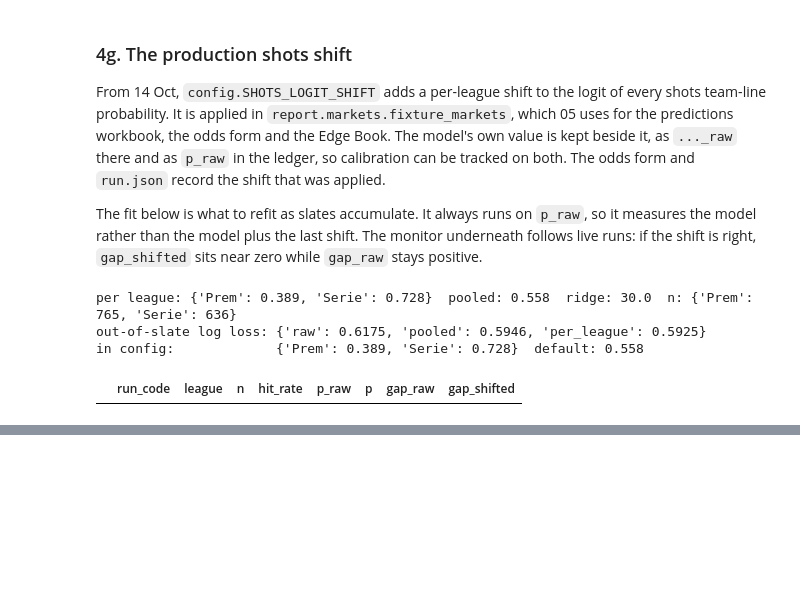
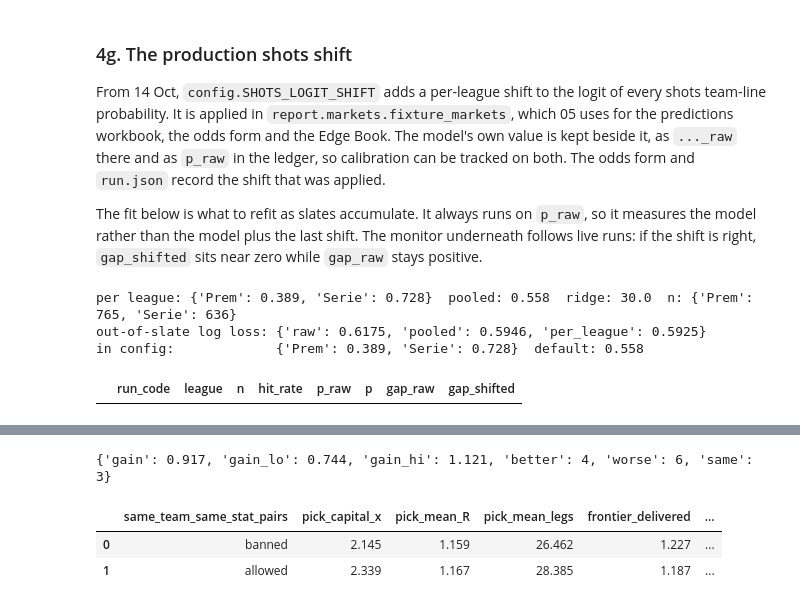
Before and after one commit to PKnott/proposition-portfolio, a Jupyter notebook: Notebooks/07_Analysis.ipynb, the cells around one changed output, grey strips where cells are left out. Cells and saved outputs as stored; diff of their text form; code cells hidden in the pictures; blank space fills up the shorter version.

```diff
--- a/Notebooks/07_Analysis.ipynb
+++ b/Notebooks/07_Analysis.ipynb
@@ -470,0 +375,10 @@ Based on 7,872 graded propositions from 237 matches and 14 slates (R006–R022,
+# %%
+prr = st.pair_rule_backtest(cache=ANALYSIS_REPORTS / "pair_rule_replay.parquet")
+prs = st.pair_rule_summary(prr)
+print({k: round(v, 3) if isinstance(v, float) else v for k, v in prs.attrs.items()})
+prs
+# %% [output]
+{'gain': 0.917, 'gain_lo': 0.744, 'gain_hi': 1.121, 'better': 4, 'worse': 6, 'same': 3}
+|  | same_team_same_stat_pairs | pick_capital_x | pick_mean_R | pick_mean_legs | frontier_delivered | ... |
+| 0 | banned | 2.145 | 1.159 | 26.462 | 1.227 | ... |
+| 1 | allowed | 2.339 | 1.167 | 28.385 | 1.187 | ... |
```
Also changed, not shown: parts of 4 cells of this notebook.
